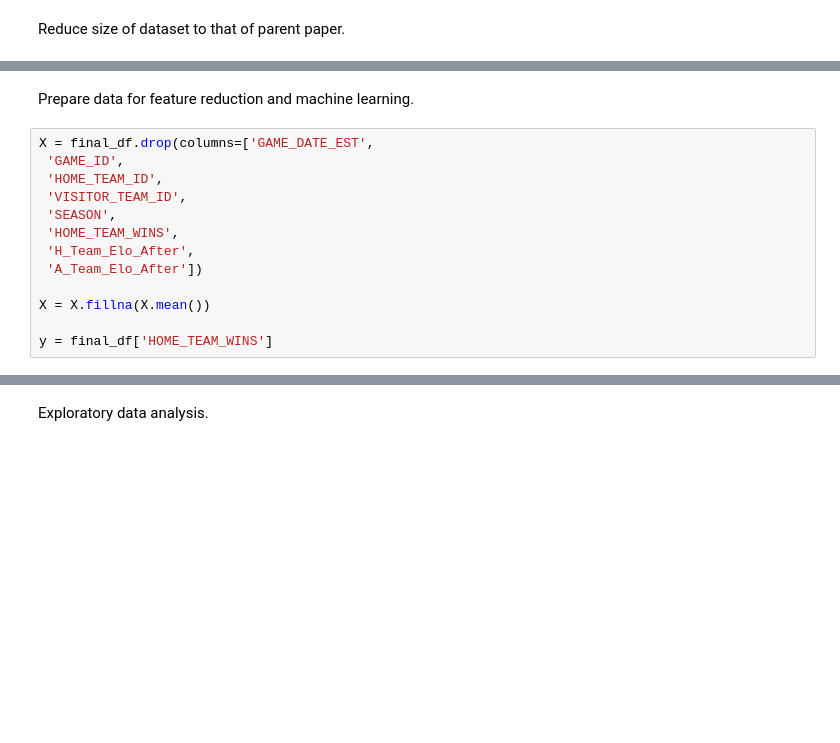
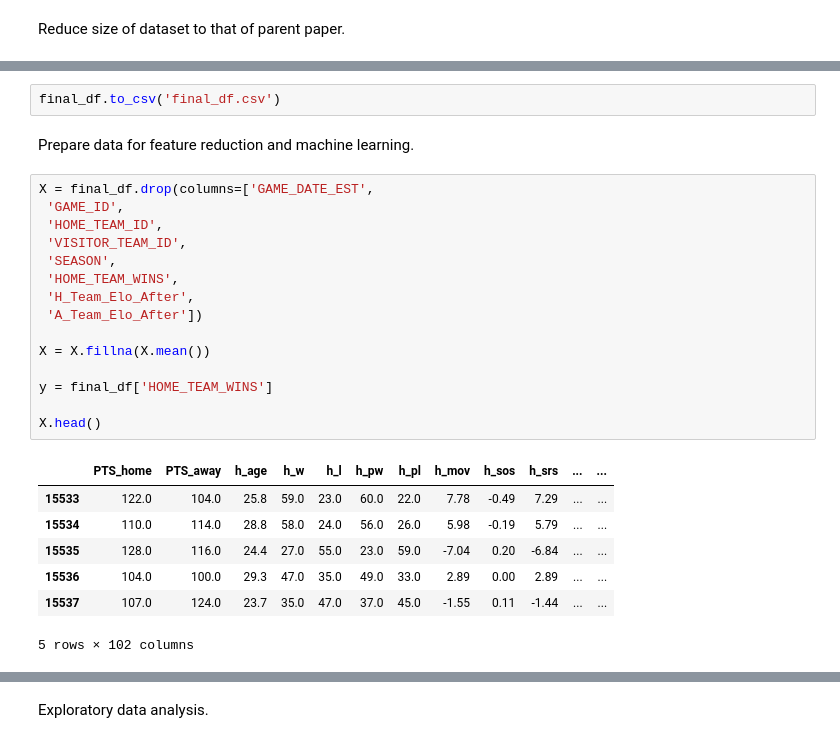
Before and after one commit to ethanleicht/NBA_Model, a Jupyter notebook: our_code2.ipynb, the cells around one changed output, grey strips where cells are left out. Drawn from its saved outputs; the diff is of its cells as text; blank space fills up the shorter version.

```diff
--- a/our_code2.ipynb
+++ b/our_code2.ipynb
@@ -256,15 +260,27 @@ Reduce size of dataset to that of parent paper.
+# %%
+final_df.to_csv('final_df.csv')
 # %% [markdown]
 Prepare data for feature reduction and machine learning.
 # %%
 X = final_df.drop(columns=['GAME_DATE_EST',
  'GAME_ID',
  'HOME_TEAM_ID',
  'VISITOR_TEAM_ID',
  'SEASON',
  'HOME_TEAM_WINS',
  'H_Team_Elo_After',
  'A_Team_Elo_After'])
 
 X = X.fillna(X.mean())
 
 y = final_df['HOME_TEAM_WINS']
+
+X.head()
+# %% [output]
+|  | PTS_home | PTS_away | h_age | h_w | h_l | h_pw | h_pl | h_mov | h_sos | h_srs | ... | ... |
+| 15533 | 122.0 | 104.0 | 25.8 | 59.0 | 23.0 | 60.0 | 22.0 | 7.78 | -0.49 | 7.29 | ... | ... |
+| 15534 | 110.0 | 114.0 | 28.8 | 58.0 | 24.0 | 56.0 | 26.0 | 5.98 | -0.19 | 5.79 | ... | ... |
+| 15535 | 128.0 | 116.0 | 24.4 | 27.0 | 55.0 | 23.0 | 59.0 | -7.04 | 0.20 | -6.84 | ... | ... |
+| 15536 | 104.0 | 100.0 | 29.3 | 47.0 | 35.0 | 49.0 | 33.0 | 2.89 | 0.00 | 2.89 | ... | ... |
+| 15537 | 107.0 | 124.0 | 23.7 | 35.0 | 47.0 | 37.0 | 45.0 | -1.55 | 0.11 | -1.44 | ... | ... |
+5 rows × 102 columns
```
Also changed, not shown: parts of 14 cells of this notebook.
